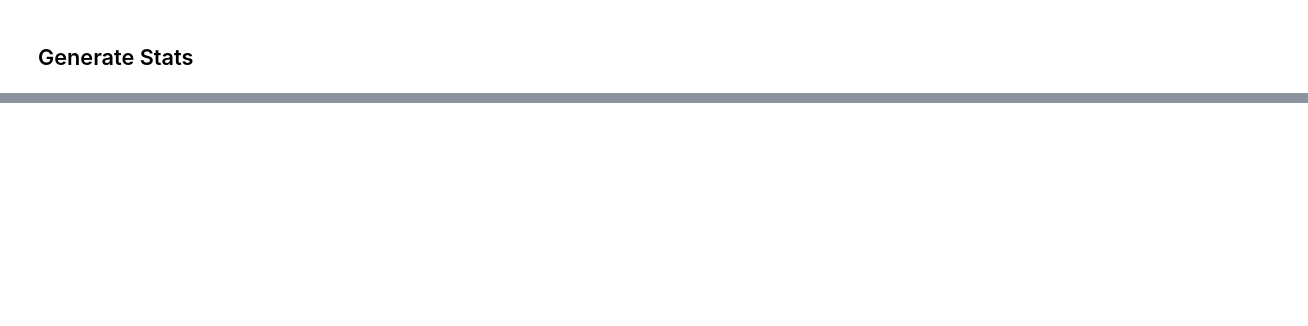
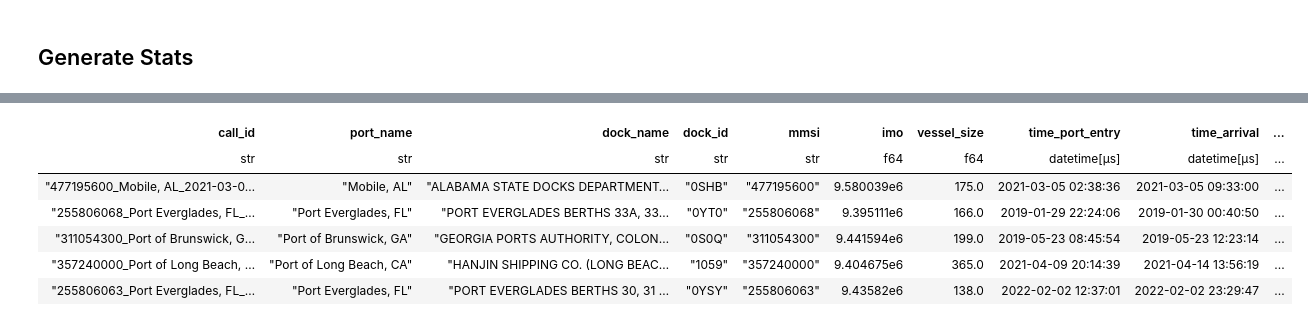
Before and after one commit to epistemetrica/Port-Performance-Project, a Jupyter notebook: port_stats.ipynb, the cells around one changed output, grey strips where cells are left out. Saved outputs shown, nothing was run; the diff lists cells and outputs as text; code cells hidden in the pictures; blank space fills up the shorter version.

```diff
--- a/port_stats.ipynb
+++ b/port_stats.ipynb
@@ -193,59 +59,80 @@ shape: (5, 3)
 # %% [markdown]
 ## Generate Stats
 # %%
-#define calls lazyframe for building stats
-calls_lf = (
+#define calls dataframe for building stats
+calls_df = (
     lf
-    #grouby by port dock and docking id
-    .group_by(['port_name', 'dock_id', 'docking_id'])
+    #ensure sorting by vessel and time
+    .sort(['mmsi', 'time'])
+    #grouby by call id
+    .group_by('call_id')
     .agg(
-        #duration of docking_id
-        docking_id_duration = (
-            pl.col('time').max() - pl.col('time').min()
-        ).dt.total_minutes(),
+        #port name
+        port_name = pl.first('port_name'),
+        #dock name
+        dock_name = pl.first('dock_name'),
+        #dock_id
+        dock_id = pl.first('dock_id'),
         #vessel mmsi
         mmsi = pl.first('mmsi'),
+        #vessel imo
+        imo = pl.first('imo'),
         #vessel size
         vessel_size = pl.first('length'),
-        #time of mooring
-        docking_time = (
+        #time entering port waters
+        time_port_entry = pl.col('time').min(),
+        #time of arrival at dock
+        time_arrival = (
             pl.when(pl.col('status')==5)
             .then(pl.col('time'))
             .otherwise(pl.lit(None))
-            .drop_nulls() #polars .first() evals to null if first val is null
-        ).first(),
-        #time a berth
+        ).min(),
+        #time of departure from dock
+        time_departure = (
+            pl.when(pl.col('status')==5)
+            .then(pl.col('time')+pl.col('status_duration'))
+            .otherwise(pl.lit(None))
+        ).max(),
+        #time port exit
+        time_port_exit = pl.col('time').max(),
+        #hrs a berth
         hrs_at_berth = (
             pl.when(pl.col('status')==5)
             .then(pl.col('status_duration'))
             .otherwise(pl.lit(None))
-            .sum()/60
+            .sum().dt.total_minutes()/60
         ),
-        #time at anchor
+        #hrs at anchor
         hrs_at_anchor = (
             pl.when(pl.col('status')==1)
             .then(pl.col('status_duration'))
             .otherwise(pl.lit(None))
-            .sum()/60
+            .sum().dt.total_minutes()/60
+        )
+    )
+    #compute additional stats
+    .with_columns(
+        #time from port entry to docking in hrs
+        hrs_to_dock = (
+            (pl.col('time_arrival') - pl.col('time_port_entry'))
+            .dt.total_minutes()/60
         ),
-        #time entering port waters - not working as expected
-        time_port_entry =(
-            pl.when(pl.col('in_port_waters')==True) #need related port, not any ports
-            .then(pl.col('time'))
-            .otherwise(pl.lit(None))
-            .min()),
-        #time in port waters to berth
-        hrs_in_port_waters = (
-            (pl.when(pl.col('status')==5)
-            .then(pl.col('time'))
-            .otherwise(pl.lit(None))
-            .min()) -
-            (pl.when(pl.col('in_port_waters')==True)
-            .then(pl.col('time'))
-            .otherwise(pl.lit(None))
-            .min())
-        ).dt.total_hours(),
-        #inspect in port waters
-        sum_in_port_waters = pl.col('in_port_waters').sum()
+        #time in port waters after leaving dock
+        hrs_in_port_after_dock = (
+            (pl.col('time_port_exit') - pl.col('time_departure'))
+            .dt.total_minutes()/60
+        ),
+        #total time in port waters in hrs
+        hrs_in_port_waters =(
+            (pl.col('time_port_exit') - pl.col('time_port_entry'))
+            .dt.total_minutes()/60
+        )
     )
+    #collect
+    .collect()
 )
+
+#inspect
+display(calls_df.describe())
+calls_df.head()
+# %% [output]
@@ -251,0 +152,7 @@ calls_lf = (
+| call_id | port_name | dock_name | dock_id | mmsi | imo | vessel_size | time_port_entry | time_arrival | ... |
+| str | str | str | str | str | f64 | f64 | datetime[μs] | datetime[μs] | ... |
+| "477195600_Mobile, AL_2021-03-0… | "Mobile, AL" | "ALABAMA STATE DOCKS DEPARTMENT… | "0SHB" | "477195600" | 9.580039e6 | 175.0 | 2021-03-05 02:38:36 | 2021-03-05 09:33:00 | ... |
+| "255806068_Port Everglades, FL_… | "Port Everglades, FL" | "PORT EVERGLADES BERTHS 33A, 33… | "0YT0" | "255806068" | 9.395111e6 | 166.0 | 2019-01-29 22:24:06 | 2019-01-30 00:40:50 | ... |
+| "311054300_Port of Brunswick, G… | "Port of Brunswick, GA" | "GEORGIA PORTS AUTHORITY, COLON… | "0S0Q" | "311054300" | 9.441594e6 | 199.0 | 2019-05-23 08:45:54 | 2019-05-23 12:23:14 | ... |
+| "357240000_Port of Long Beach, … | "Port of Long Beach, CA" | "HANJIN SHIPPING CO. (LONG BEAC… | "1059" | "357240000" | 9.404675e6 | 365.0 | 2021-04-09 20:14:39 | 2021-04-14 13:56:19 | ... |
+| "255806063_Port Everglades, FL_… | "Port Everglades, FL" | "PORT EVERGLADES BERTHS 30, 31 … | "0YSY" | "255806063" | 9.43582e6 | 138.0 | 2022-02-02 12:37:01 | 2022-02-02 23:29:47 | ... |
```
Also changed, not shown: parts of 17 cells of this notebook, 1 other file.
